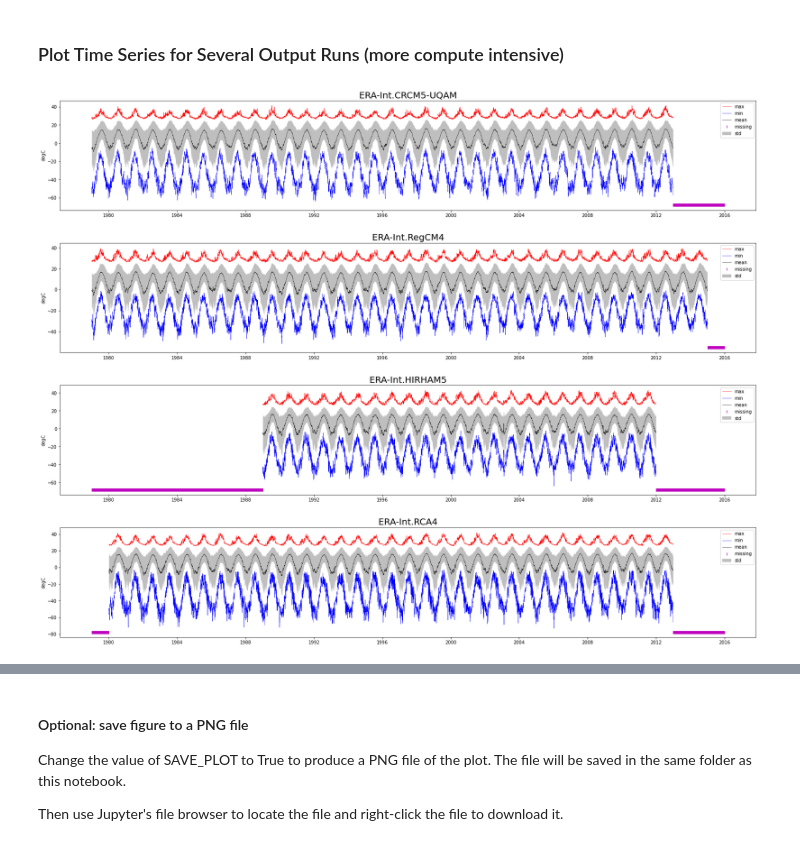
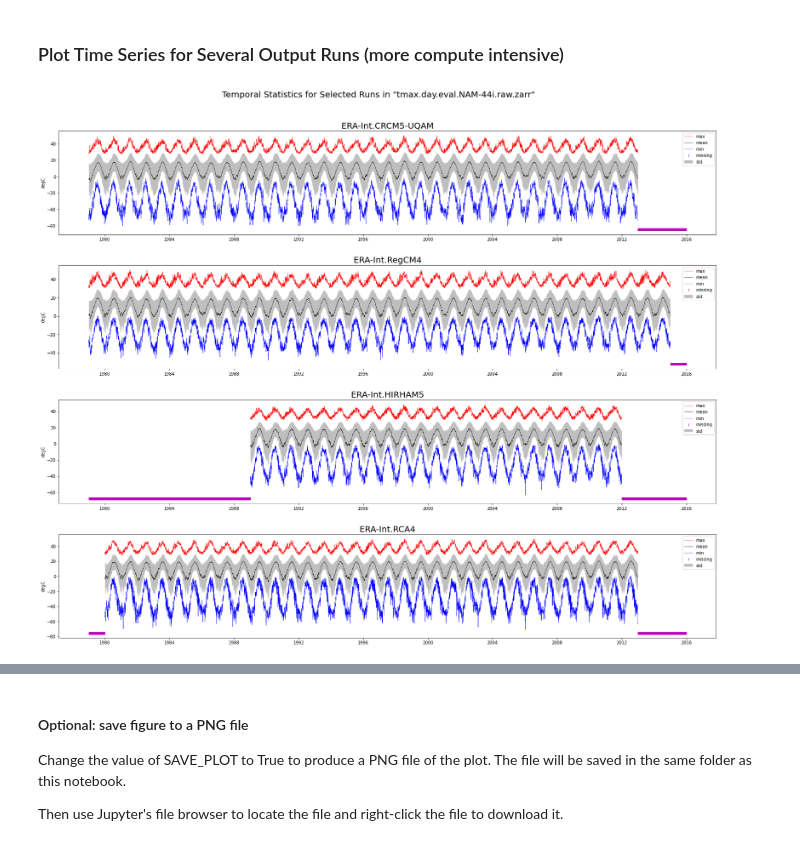
Before and after one commit to NCAR/na-cordex-aws, a Jupyter notebook: notebooks/plot-zarr-diagnostics.ipynb, the cells around one changed output, grey strips where cells are left out. Cells and saved outputs as stored; diff of their text form; code cells hidden in the pictures.

Commit message:
Add version 1.0 catalog and notebook files

```diff
--- a/notebooks/plot-zarr-diagnostics.ipynb
+++ b/notebooks/plot-zarr-diagnostics.ipynb
@@ -38,8 +39,8 @@ VBox(children=(HTML(value='<h2>SLURMCluster</h2>'), HBox(children=(HTML(value='\
 # Define the catalog description file location.
 catalog_url = "https://ncar-na-cordex.s3-us-west-2.amazonaws.com/catalogs/aws-na-cordex.json"
 
-# Have the catalog interpret the "model" column as a list of values.
-col = intake.open_esm_datastore(catalog_url, csv_kwargs={"converters": {"model": ast.literal_eval}},)
+# Have the catalog interpret the "na-cordex-models" column as a list of values.
+col = intake.open_esm_datastore(catalog_url, csv_kwargs={"converters": {"na-cordex-models": ast.literal_eval}},)
 col
 # %% [output]
 aws-na-cordex catalog with 330 dataset(s) from 330 asset(s):
@@ -64,5 +62,0 @@ aws-na-cordex catalog with 330 dataset(s) from 330 asset(s):
-# %%
-# Open collection description file
-catalog_url = "https://ncar-na-cordex.s3-us-west-2.amazonaws.com/catalogs/aws-na-cordex-exploded.json"
-col = intake.open_esm_datastore(catalog_url)
-col
@@ -128,7 +104,7 @@ pprint.pprint(uniques, compact=True, indent=4)
 # %% [markdown]
 #### Load data into xarray using the catalog
 # %%
-data_var = 'temp'
+data_var = 'tmax'
 
 col_subset = col.search(
     variable=data_var,
@@ -346,7 +329,7 @@ def plot_stat_maps(ds, data_var, store_name):
 #### Function Producing Time Series Plots
 Also show which dates have no available data values, as a rug plot.
 # %%
-def plot_timeseries(ds, data_var):
+def plot_timeseries(ds, data_var, store_name):
     """Plot the mean, min, max, and standard deviation values for several climate runs,
        aggregated over lat/lon dimensions."""
 
@@ -375,10 +358,10 @@ def plot_timeseries(ds, data_var):
 
 
         axs[index].plot(ds.time, max_vals, linewidth=linewidth, label='max', color='red')
-        axs[index].plot(ds.time, min_vals, linewidth=linewidth, label='min', color='blue')
         axs[index].plot(ds.time, mean_vals, linewidth=linewidth, label='mean', color='black')
         axs[index].fill_between(ds.time, (mean_vals - std_vals), (mean_vals + std_vals),
                                          color='grey', linewidth=0, label='std', alpha=0.5)
+        axs[index].plot(ds.time, min_vals, linewidth=linewidth, label='min', color='blue')
 
         ymin, ymax = axs[index].get_ylim()
         rug_y = ymin + 0.01*(ymax-ymin)
@@ -387,7 +370,8 @@ def plot_timeseries(ds, data_var):
         axs[index].legend(loc='upper right')
         axs[index].set_ylabel(unit_string)
 
-        plt.tight_layout(pad=10.2, w_pad=3.5, h_pad=3.5)
+    plt.tight_layout(pad=10.2, w_pad=3.5, h_pad=3.5)
+    plt.suptitle(f'Temporal Statistics for Selected Runs in "{store_name}"', fontsize=20)
 
     return fig
 # %% [markdown]
@@ -446,9 +429,9 @@ if SAVE_PLOT:
 # %%
 %%time
 
 # Plot using the Zarr Store obtained from an earlier step in the notebook.
-figure = plot_timeseries(ds, data_var)
+figure = plot_timeseries(ds, data_var, store_name)
 
 plt.show()
 # %% [output]
-[figure, old version]
+[figure, new version]
```
Also changed, not shown: parts of 18 cells of this notebook, 10 other files.
